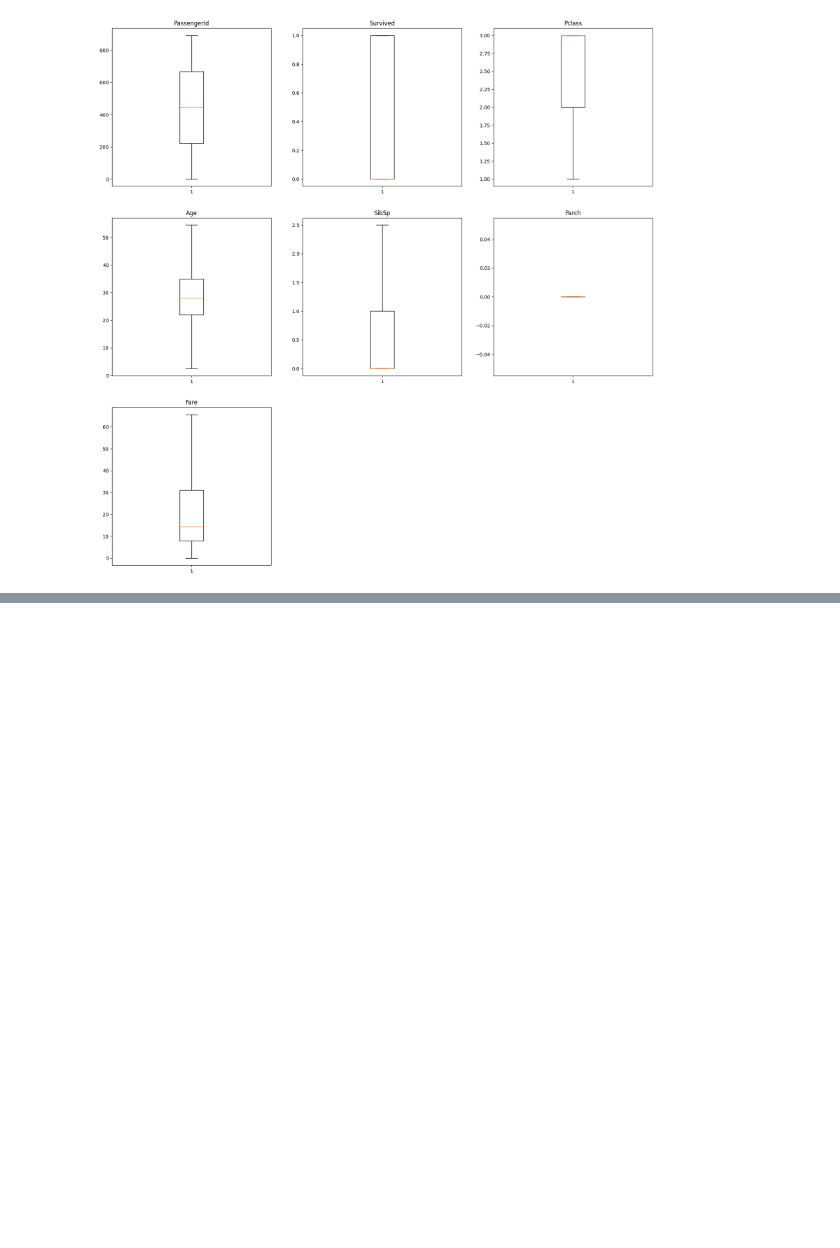
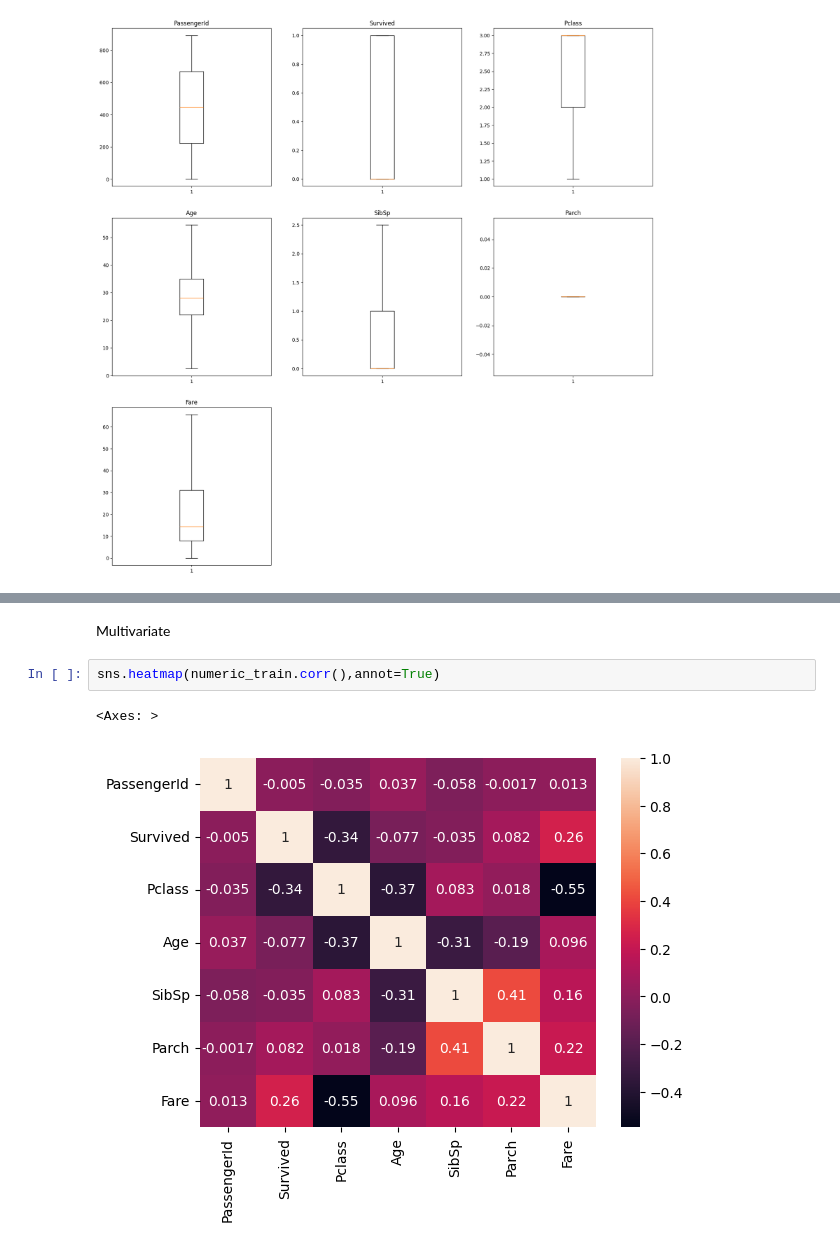
Before and after one commit to joyflorence/Data-miming-and-analytics, a Jupyter notebook: practical/train.ipynb, the cells around one changed output, grey strips where cells are left out. Saved outputs shown, nothing was run; the diff lists cells and outputs as text; blank space fills up the shorter version.

```diff
--- a/practical/train.ipynb
+++ b/practical/train.ipynb
@@ -115,0 +146,7 @@ boxplotting(numeric_train)
+# %% [markdown]
+Multivariate
+# %%
+sns.heatmap(numeric_train.corr(),annot=True)
+# %% [output]
+<Axes: >
+[figure, added]
```
Also changed, not shown: parts of 7 cells of this notebook, 2 other files.
